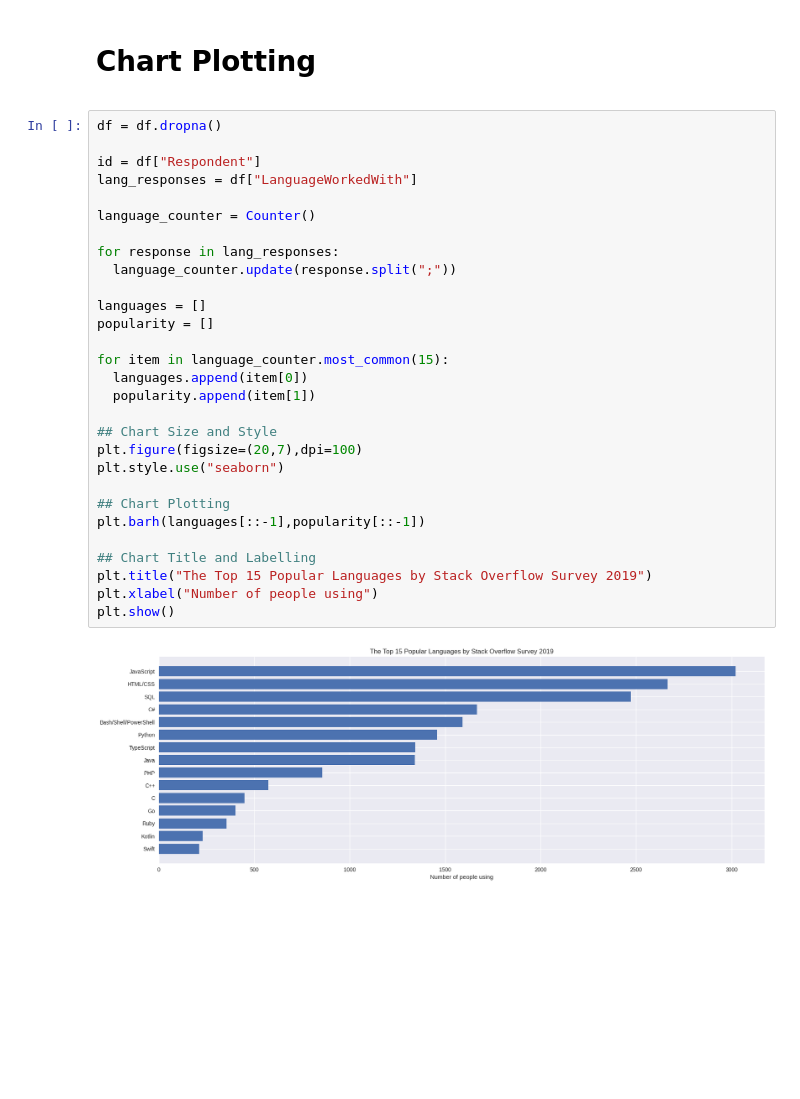
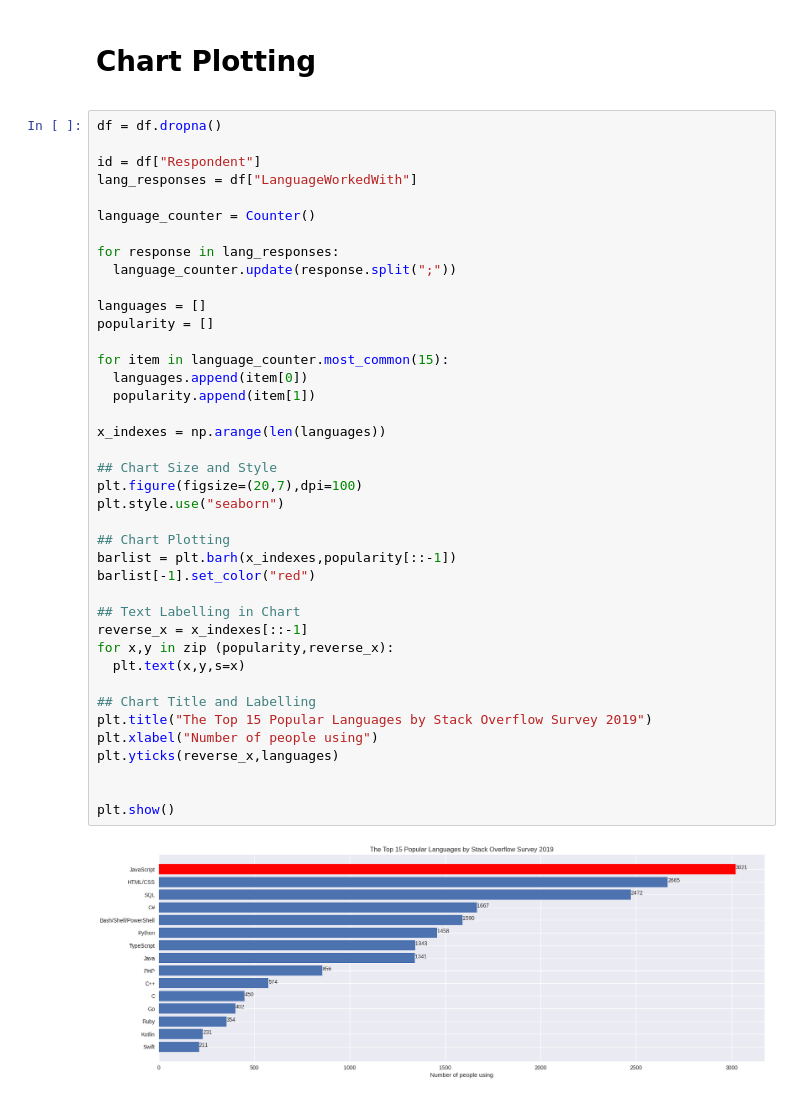
Before and after one commit to justaplan/stack_overflow_survey_analysis, a Jupyter notebook: stack_overflow_survey_chart.ipynb, the cells around one changed output. Cells and saved outputs as stored; diff of their text form; blank space fills up the shorter version.

```diff
--- a/stack_overflow_survey_chart.ipynb
+++ b/stack_overflow_survey_chart.ipynb
@@ -25,31 +19,42 @@ df = pd.read_csv("survey_results_public.csv")
 # %%
 df = df.dropna()
 
 id = df["Respondent"]
 lang_responses = df["LanguageWorkedWith"]
 
 language_counter = Counter()
 
 for response in lang_responses:
   language_counter.update(response.split(";"))
 
 languages = []
 popularity = []
 
 for item in language_counter.most_common(15):
   languages.append(item[0])
   popularity.append(item[1])
 
+x_indexes = np.arange(len(languages))
+
 ## Chart Size and Style
 plt.figure(figsize=(20,7),dpi=100)
 plt.style.use("seaborn")
 
 ## Chart Plotting
-plt.barh(languages[::-1],popularity[::-1])
+barlist = plt.barh(x_indexes,popularity[::-1])
+barlist[-1].set_color("red")
+
+## Text Labelling in Chart
+reverse_x = x_indexes[::-1]
+for x,y in zip (popularity,reverse_x):
+  plt.text(x,y,s=x)
 
 ## Chart Title and Labelling
 plt.title("The Top 15 Popular Languages by Stack Overflow Survey 2019")
 plt.xlabel("Number of people using")
+plt.yticks(reverse_x,languages)
+
+
 plt.show()
 # %% [output]
-[figure, old version]
+[figure, new version]
```
Also changed, not shown: parts of 3 cells of this notebook.
